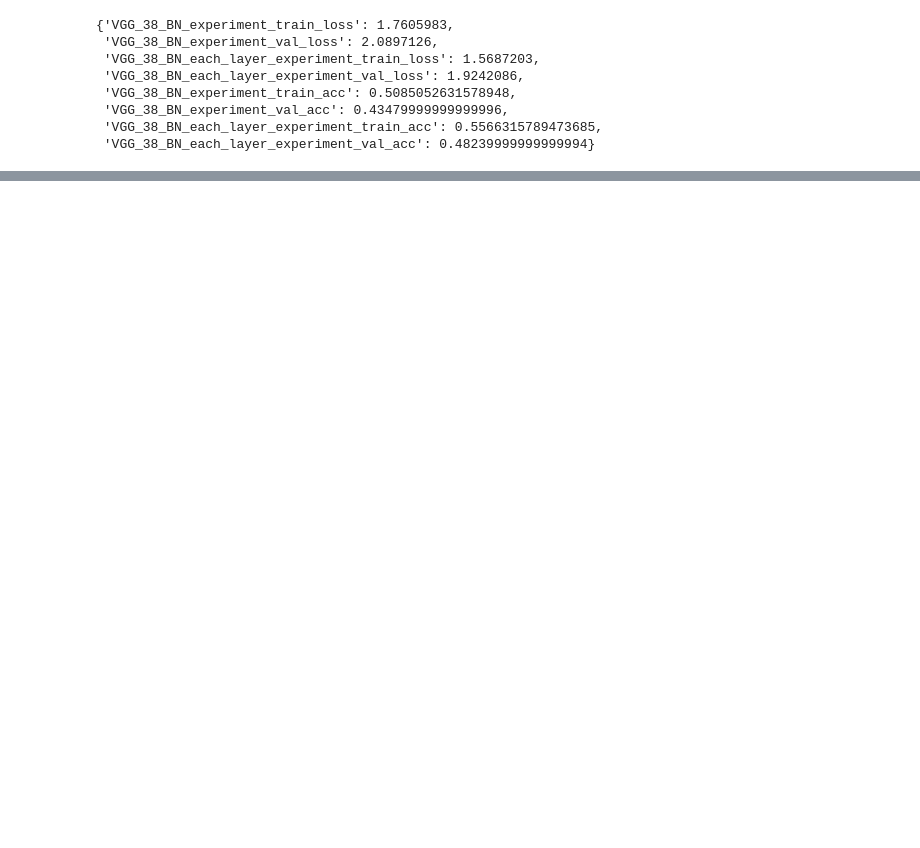
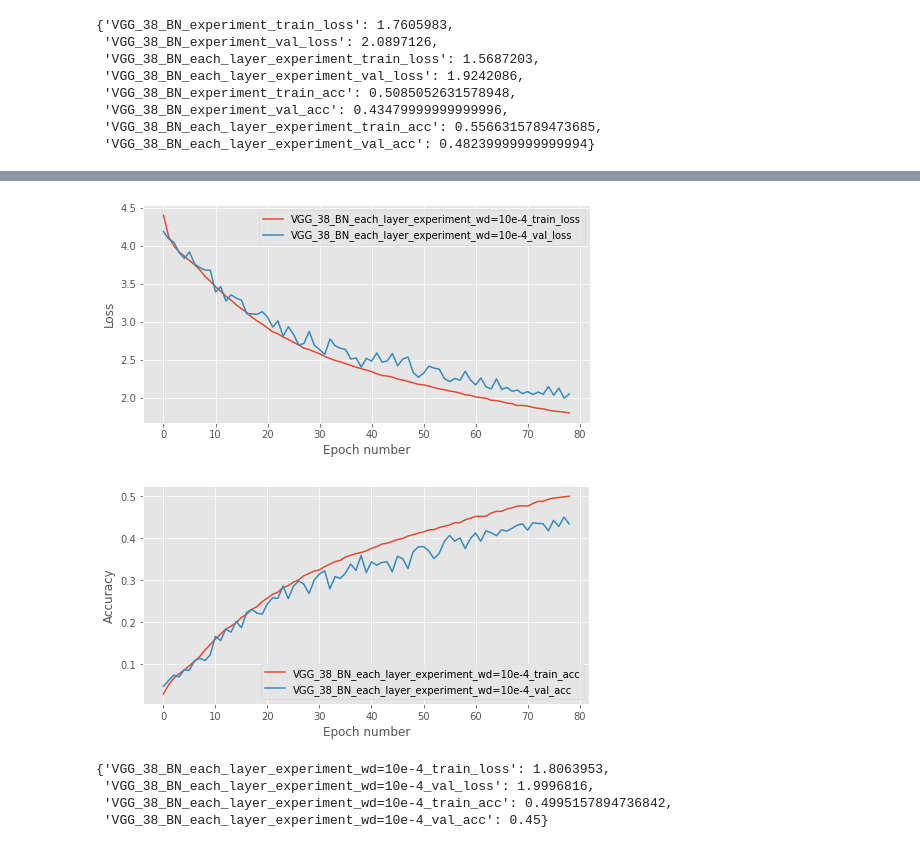
Before and after one commit to vrambo8/mlpractical, a Jupyter notebook: notebooks/Plot_Results.ipynb, the cells around one changed output, grey strips where cells are left out. Cells and saved outputs as stored; diff of their text form; code cells hidden in the pictures; blank space fills up the shorter version.

```diff
--- a/notebooks/Plot_Results.ipynb
+++ b/notebooks/Plot_Results.ipynb
@@ -155,0 +163,12 @@ test (10000,)
+# %%
+stats = plot_result_graphs('bn_block_vs_bn_layer', result_dict, keys_to_plot=['VGG_38_BN_each_layer_experiment_wd=10e-4'])
+# %% [output]
+[figure, added]
+[figure, added]
+# %%
+stats
+# %% [output]
+{'VGG_38_BN_each_layer_experiment_wd=10e-4_train_loss': 1.8063953,
+ 'VGG_38_BN_each_layer_experiment_wd=10e-4_val_loss': 1.9996816,
+ 'VGG_38_BN_each_layer_experiment_wd=10e-4_train_acc': 0.4995157894736842,
+ 'VGG_38_BN_each_layer_experiment_wd=10e-4_val_acc': 0.45}
```
Also changed, not shown: parts of 10 cells of this notebook, 5 other files.
